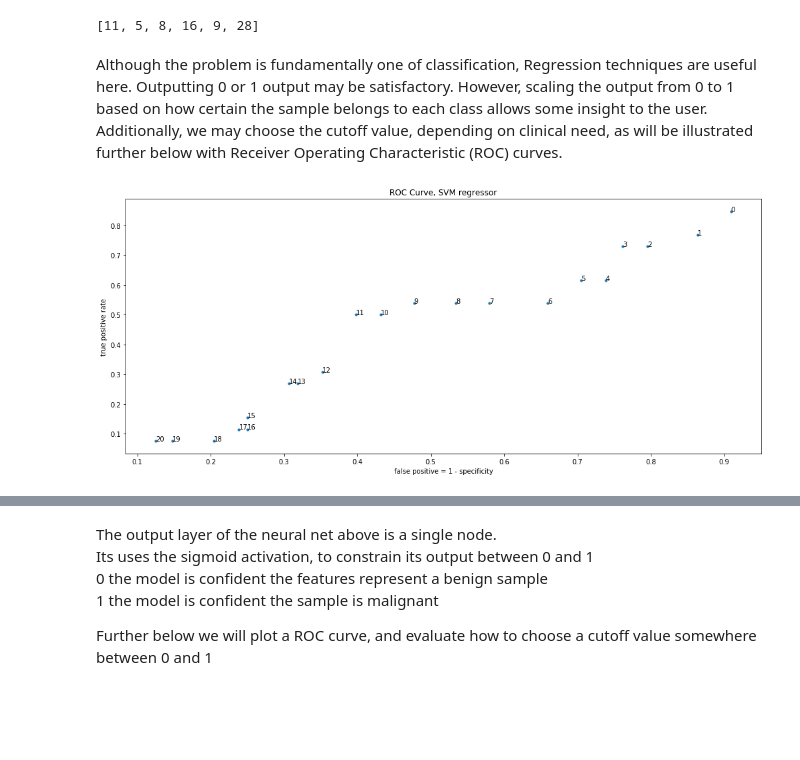
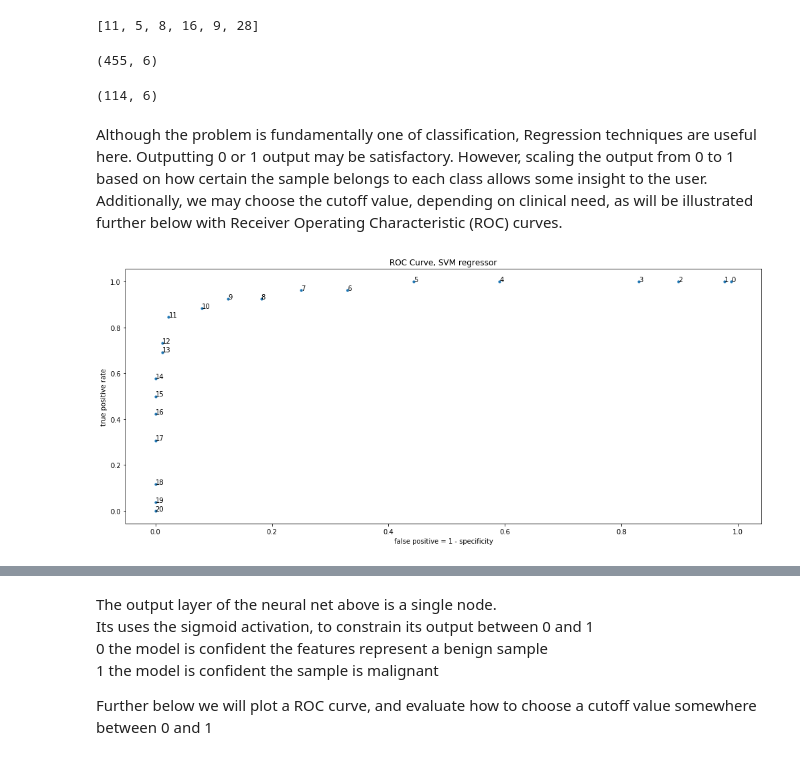
Before and after one commit to dalurie/Breast_Cancer_FNA, a Jupyter notebook: Breast_Cancer_FNA.ipynb, the cells around one changed output, grey strips where cells are left out. Saved outputs shown, nothing was run; the diff lists cells and outputs as text; code cells hidden in the pictures; blank space fills up the shorter version.

```diff
--- a/Breast_Cancer_FNA.ipynb
+++ b/Breast_Cancer_FNA.ipynb
@@ -322,20 +331,14 @@ Y_test = np.array(diag_test)
-# %%
-# Same but with scaled data
-
-num_features = len(current_features)
-X_train_scaled = np.zeros((len(data_train_scaled),num_features))
-X_test_scaled = np.zeros((len(data_test_scaled),num_features))
-for i in range(len(data_train_scaled)):
-    for j in range(num_features):
-        col = feature_list[j]
-        X_train_scaled[i,j] = data_train_scaled[i,col]
-for i in range(len(data_test_scaled)):
-    for j in range(num_features):
-        col = feature_list[j]
-        X_test_scaled[i,j] = data_train_scaled[i,col]
-
-Y_train = np.array(diag_train)
-Y_test = np.array(diag_test)
+# %%
+X_train = np.zeros((len(data_train),len(feature_list)))
+X_test = np.zeros((len(data_test),len(feature_list)))
+for i in range(len(feature_list)):
+    X_train[:,i] = data_train[:,feature_list[i]]
+    X_test[:,i] = data_test[:,feature_list[i]]
+display(X_train.shape)
+display(X_test.shape)
+# %% [output]
+(455, 6)
+(114, 6)
 # %%
 # setting up some functions for processing and analyzing data
 # %%
@@ -367,26 +370,28 @@ def roc(predict, answers=Y_test, k = None ,samples = 21):
             if answers[i] == 1 and predict[i] > k:
                 correct_mal += 1
                 true_mal += 1
-            elif answers[i] == 0 and predict[i] <= k:
+            elif answers[i] == 1:                 #  diag_test[i] == 1
+                true_mal +=1
+            elif answers[i] == 0 and (predict[i] < k or predict[i] ==0):
                 correct_benign += 1
                 true_benign += 1
+#                 print(i)
             elif answers[i] == 0:
                 true_benign +=1
-            else:                 #  diag_test[i] == 1
-                true_mal +=1
+
     #     roc[k] = (correct_mal/true_mal, correct_benign/true_benign)
         tpr.append(correct_mal/true_mal)
         fpr.append(1-correct_benign/true_benign)
-#     print('tp',correct_mal,'fn',true_mal-correct_mal,'tn',correct_benign, 'fp',true_benign-correct_benign) # debug
     return fpr, tpr
 # %% [markdown]
 Although the problem is fundamentally one of classification, Regression techniques are useful here.  Outputting 0 or 1 output may be satisfactory.  However, scaling the output from 0 to 1 based on how certain the sample belongs to each class allows some insight to the user.  Additionally, we may choose the cutoff value, depending on clinical need, as will be illustrated further below with Receiver Operating Characteristic (ROC) curves.
 # %%
 #Support Vector Regression
-clf = SVR(kernel='linear', gamma='scale', C=1)
-clf.fit(X_train_scaled, Y_train)
+clf = SVR(kernel='rbf', gamma='scale', C=1)
+clf.fit(X_train, Y_train)
 
-pred = clf.predict(X_test_scaled)
+pred = clf.predict(X_test)
+pred_scaled = [(pred[i]-np.min(pred))/(np.max(pred)-np.min(pred)) for i in range(len(pred))]
 # %%
 def plot_roc(pred,title='ROC Curve', points=21, figsize=[17,7]):
     fpr, tpr = roc(pred,samples= points)
@@ -400,7 +405,6 @@ def plot_roc(pred,title='ROC Curve', points=21, figsize=[17,7]):
     plt.rcParams['figure.figsize'] = figsize
     plt.title(title)
 # %%
-plot_roc(pred,title="ROC Curve, SVM regressor")
-# plt.savefig('/home/david/keras/kaggle/svr.png')
+plot_roc(pred_scaled,title="ROC Curve, SVM regressor")
 # %% [output]
-[figure, old version]
+[figure, new version]
```
Also changed, not shown: parts of 36 cells of this notebook.
